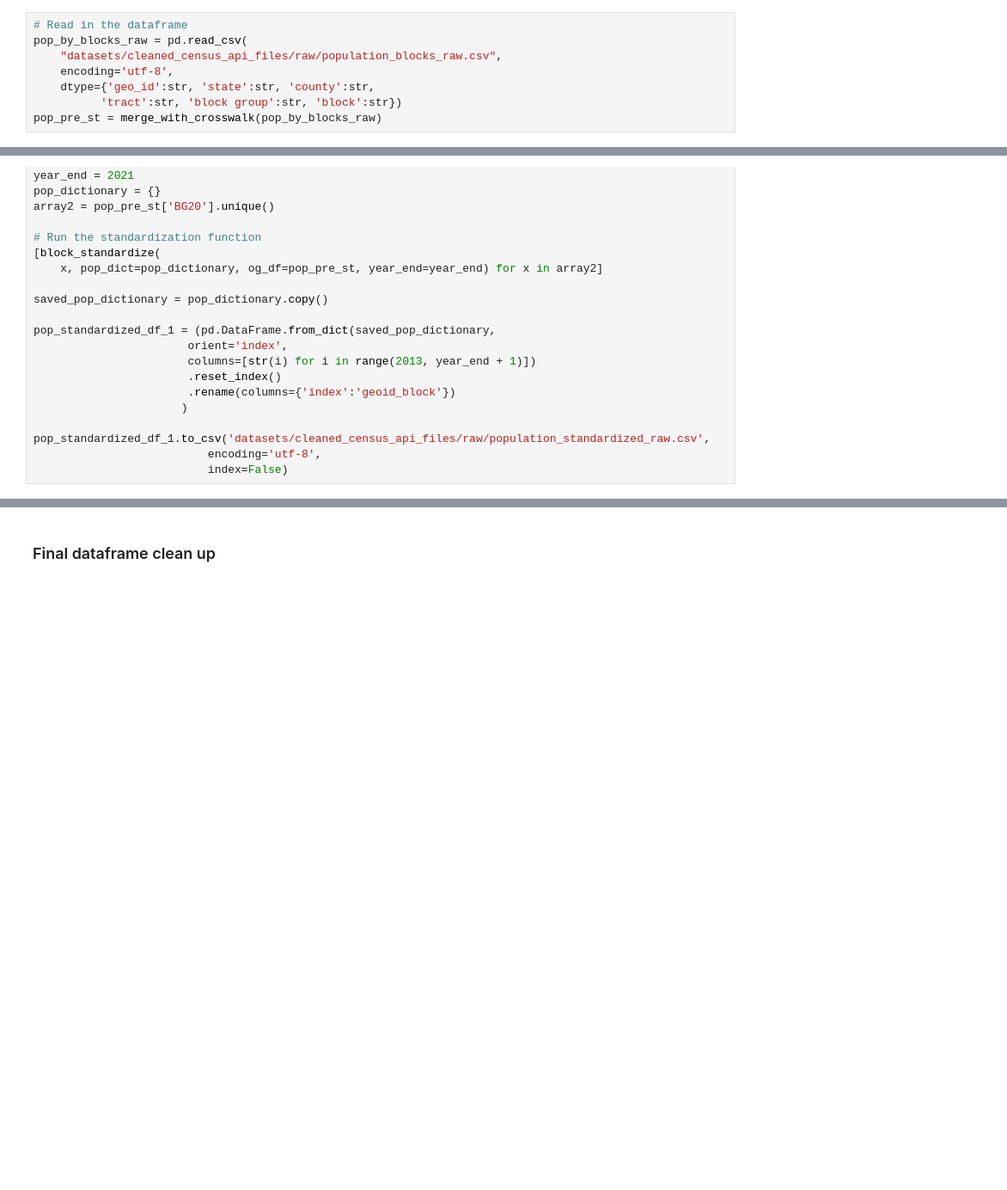
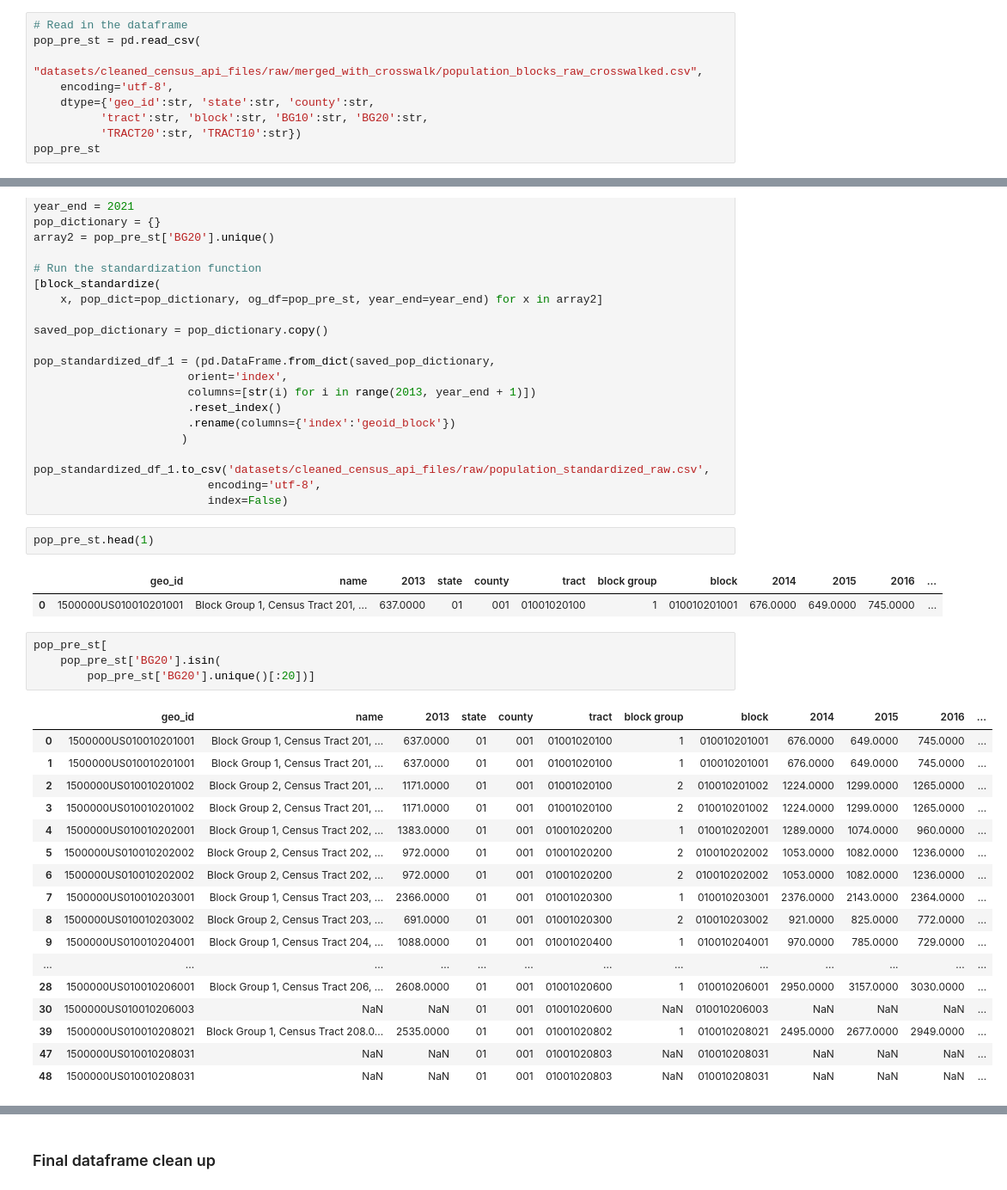
Before and after one commit to AustinJamesWolff/housing_supply_and_demand, a Jupyter notebook: census_api.ipynb, the cells around one changed output, grey strips where cells are left out. Shown at 86% size. Cells and saved outputs as stored; diff of their text form; blank space fills up the shorter version.

```diff
--- a/census_api.ipynb
+++ b/census_api.ipynb
@@ -117,8 +180,9 @@ pop_pre_st = merge_with_crosswalk(pop_by_blocks_raw)
 # %%
 # Read in the dataframe
-pop_by_blocks_raw = pd.read_csv(
-    "datasets/cleaned_census_api_files/raw/population_blocks_raw.csv",
+pop_pre_st = pd.read_csv(
+    "datasets/cleaned_census_api_files/raw/merged_with_crosswalk/population_blocks_raw_crosswalked.csv",
     encoding='utf-8',
     dtype={'geo_id':str, 'state':str, 'county':str,
-          'tract':str, 'block group':str, 'block':str})
-pop_pre_st = merge_with_crosswalk(pop_by_blocks_raw)
+          'tract':str, 'block':str, 'BG10':str, 'BG20':str,
+          'TRACT20':str, 'TRACT10':str})
+pop_pre_st
@@ -148,3 +226,30 @@ pop_standardized_df_1 = (pd.DataFrame.from_dict(saved_pop_dictionary,
 pop_standardized_df_1.to_csv('datasets/cleaned_census_api_files/raw/population_standardized_raw.csv',
                           encoding='utf-8',
                           index=False)
+# %%
+pop_pre_st.head(1)
+# %% [output]
+|  | geo_id | name | 2013 | state | county | tract | block group | block | 2014 | 2015 | 2016 | ... |
+| 0 | 1500000US010010201001 | Block Group 1, Census Tract 201, ... | 637.0000 | 01 | 001 | 01001020100 | 1 | 010010201001 | 676.0000 | 649.0000 | 745.0000 | ... |
+# %%
+pop_pre_st[
+    pop_pre_st['BG20'].isin(
+        pop_pre_st['BG20'].unique()[:20])]
+# %% [output]
+|  | geo_id | name | 2013 | state | county | tract | block group | block | 2014 | 2015 | 2016 | ... |
+| 0 | 1500000US010010201001 | Block Group 1, Census Tract 201, ... | 637.0000 | 01 | 001 | 01001020100 | 1 | 010010201001 | 676.0000 | 649.0000 | 745.0000 | ... |
+| 1 | 1500000US010010201001 | Block Group 1, Census Tract 201, ... | 637.0000 | 01 | 001 | 01001020100 | 1 | 010010201001 | 676.0000 | 649.0000 | 745.0000 | ... |
+| 2 | 1500000US010010201002 | Block Group 2, Census Tract 201, ... | 1171.0000 | 01 | 001 | 01001020100 | 2 | 010010201002 | 1224.0000 | 1299.0000 | 1265.0000 | ... |
+| 3 | 1500000US010010201002 | Block Group 2, Census Tract 201, ... | 1171.0000 | 01 | 001 | 01001020100 | 2 | 010010201002 | 1224.0000 | 1299.0000 | 1265.0000 | ... |
+| 4 | 1500000US010010202001 | Block Group 1, Census Tract 202, ... | 1383.0000 | 01 | 001 | 01001020200 | 1 | 010010202001 | 1289.0000 | 1074.0000 | 960.0000 | ... |
+| 5 | 1500000US010010202002 | Block Group 2, Census Tract 202, ... | 972.0000 | 01 | 001 | 01001020200 | 2 | 010010202002 | 1053.0000 | 1082.0000 | 1236.0000 | ... |
+| 6 | 1500000US010010202002 | Block Group 2, Census Tract 202, ... | 972.0000 | 01 | 001 | 01001020200 | 2 | 010010202002 | 1053.0000 | 1082.0000 | 1236.0000 | ... |
+| 7 | 1500000US010010203001 | Block Group 1, Census Tract 203, ... | 2366.0000 | 01 | 001 | 01001020300 | 1 | 010010203001 | 2376.0000 | 2143.0000 | 2364.0000 | ... |
+| 8 | 1500000US010010203002 | Block Group 2, Census Tract 203, ... | 691.0000 | 01 | 001 | 01001020300 | 2 | 010010203002 | 921.0000 | 825.0000 | 772.0000 | ... |
+| 9 | 1500000US010010204001 | Block Group 1, Census Tract 204, ... | 1088.0000 | 01 | 001 | 01001020400 | 1 | 010010204001 | 970.0000 | 785.0000 | 729.0000 | ... |
+| ... | ... | ... | ... | ... | ... | ... | ... | ... | ... | ... | ... | ... |
+| 28 | 1500000US010010206001 | Block Group 1, Census Tract 206, ... | 2608.0000 | 01 | 001 | 01001020600 | 1 | 010010206001 | 2950.0000 | 3157.0000 | 3030.0000 | ... |
+| 30 | 1500000US010010206003 | NaN | NaN | 01 | 001 | 01001020600 | NaN | 010010206003 | NaN | NaN | NaN | ... |
+| 39 | 1500000US010010208021 | Block Group 1, Census Tract 208.0... | 2535.0000 | 01 | 001 | 01001020802 | 1 | 010010208021 | 2495.0000 | 2677.0000 | 2949.0000 | ... |
+| 47 | 1500000US010010208031 | NaN | NaN | 01 | 001 | 01001020803 | NaN | 010010208031 | NaN | NaN | NaN | ... |
+| 48 | 1500000US010010208031 | NaN | NaN | 01 | 001 | 01001020803 | NaN | 010010208031 | NaN | NaN | NaN | ... |
```
Also changed, not shown: parts of 33 cells of this notebook, 8 other files.
